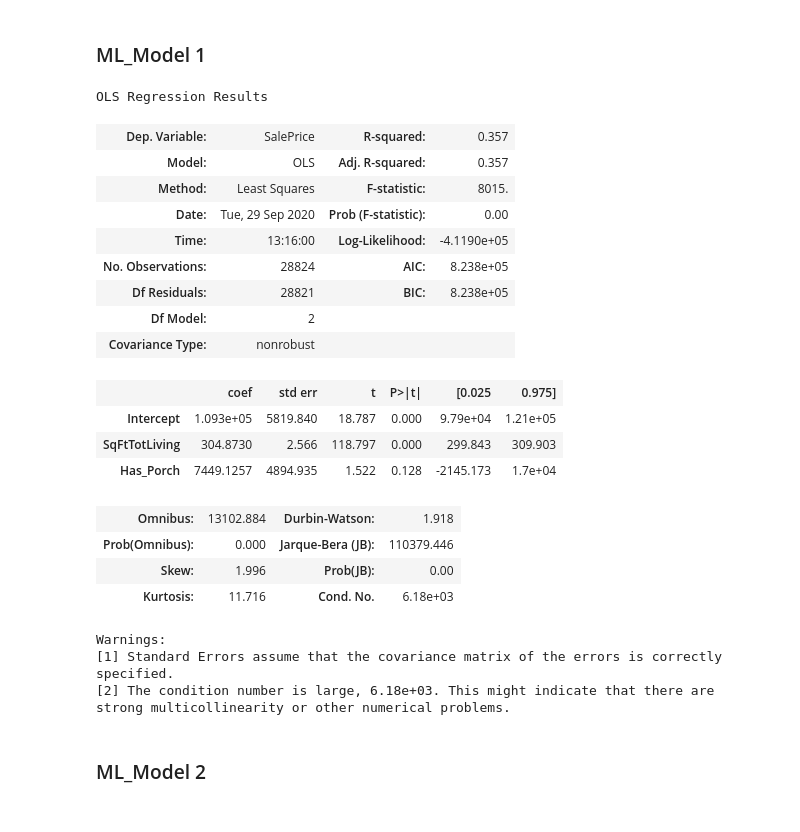
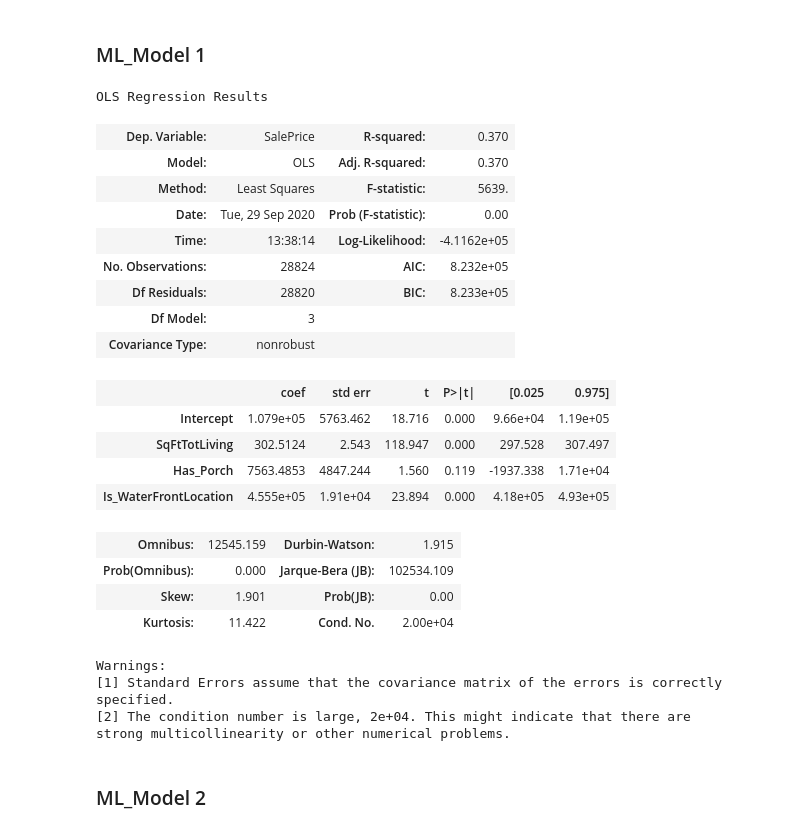
Before and after one commit to angelicacodes/phase_2_project_chicago-sf-seattle-ds-082420, a Jupyter notebook: notebooks/eda/Angelica_EDA2.ipynb, the cells around one changed output. Cells and saved outputs as stored; diff of their text form; code cells hidden in the pictures.

```diff
--- a/notebooks/eda/Angelica_EDA2.ipynb
+++ b/notebooks/eda/Angelica_EDA2.ipynb
@@ -366,30 +421,31 @@ x_cols = ['SqFtTotLiving','Has_Porch' ]
 # %%
 predictors = '+'.join(x_cols)
 formula = outcome + '~' + predictors
-fsm_model = ols(formula=formula, data=df).fit()
-fsm_model.summary()
+ml_model1 = ols(formula=formula, data=df).fit()
+ml_model1.summary()
 # %% [output]
 OLS Regression Results
-| Dep. Variable: | SalePrice | R-squared: | 0.357 |
-| Model: | OLS | Adj. R-squared: | 0.357 |
-| Method: | Least Squares | F-statistic: | 8015. |
+| Dep. Variable: | SalePrice | R-squared: | 0.370 |
+| Model: | OLS | Adj. R-squared: | 0.370 |
+| Method: | Least Squares | F-statistic: | 5639. |
 | Date: | Tue, 29 Sep 2020 | Prob (F-statistic): | 0.00 |
-| Time: | 13:16:00 | Log-Likelihood: | -4.1190e+05 |
-| No. Observations: | 28824 | AIC: | 8.238e+05 |
-| Df Residuals: | 28821 | BIC: | 8.238e+05 |
-| Df Model: | 2 |  |  |
+| Time: | 13:38:14 | Log-Likelihood: | -4.1162e+05 |
+| No. Observations: | 28824 | AIC: | 8.232e+05 |
+| Df Residuals: | 28820 | BIC: | 8.233e+05 |
+| Df Model: | 3 |  |  |
 | Covariance Type: | nonrobust |  |  |
 |  | coef | std err | t | P>|t| | [0.025 | 0.975] |
-| Intercept | 1.093e+05 | 5819.840 | 18.787 | 0.000 | 9.79e+04 | 1.21e+05 |
-| SqFtTotLiving | 304.8730 | 2.566 | 118.797 | 0.000 | 299.843 | 309.903 |
-| Has_Porch | 7449.1257 | 4894.935 | 1.522 | 0.128 | -2145.173 | 1.7e+04 |
+| Intercept | 1.079e+05 | 5763.462 | 18.716 | 0.000 | 9.66e+04 | 1.19e+05 |
+| SqFtTotLiving | 302.5124 | 2.543 | 118.947 | 0.000 | 297.528 | 307.497 |
+| Has_Porch | 7563.4853 | 4847.244 | 1.560 | 0.119 | -1937.338 | 1.71e+04 |
+| Is_WaterFrontLocation | 4.555e+05 | 1.91e+04 | 23.894 | 0.000 | 4.18e+05 | 4.93e+05 |
-| Omnibus: | 13102.884 | Durbin-Watson: | 1.918 |
-| Prob(Omnibus): | 0.000 | Jarque-Bera (JB): | 110379.446 |
-| Skew: | 1.996 | Prob(JB): | 0.00 |
-| Kurtosis: | 11.716 | Cond. No. | 6.18e+03 |
+| Omnibus: | 12545.159 | Durbin-Watson: | 1.915 |
+| Prob(Omnibus): | 0.000 | Jarque-Bera (JB): | 102534.109 |
+| Skew: | 1.901 | Prob(JB): | 0.00 |
+| Kurtosis: | 11.422 | Cond. No. | 2.00e+04 |
 Warnings:
 [1] Standard Errors assume that the covariance matrix of the errors is correctly specified.
-[2] The condition number is large, 6.18e+03. This might indicate that there are
+[2] The condition number is large, 2e+04. This might indicate that there are
 strong multicollinearity or other numerical problems.
 # %% [markdown]
 ### ML_Model 2
```
Also changed, not shown: parts of 16 cells of this notebook.
